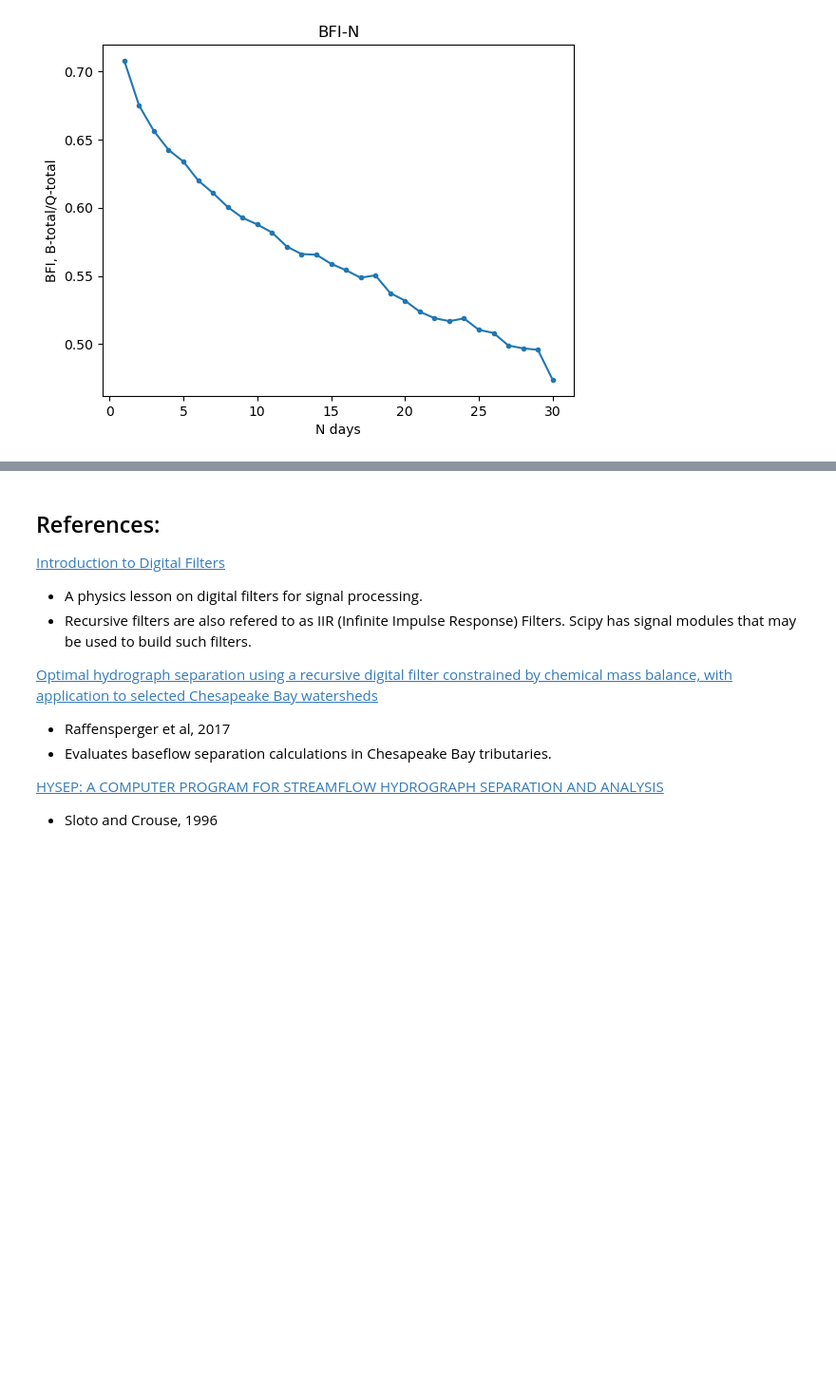
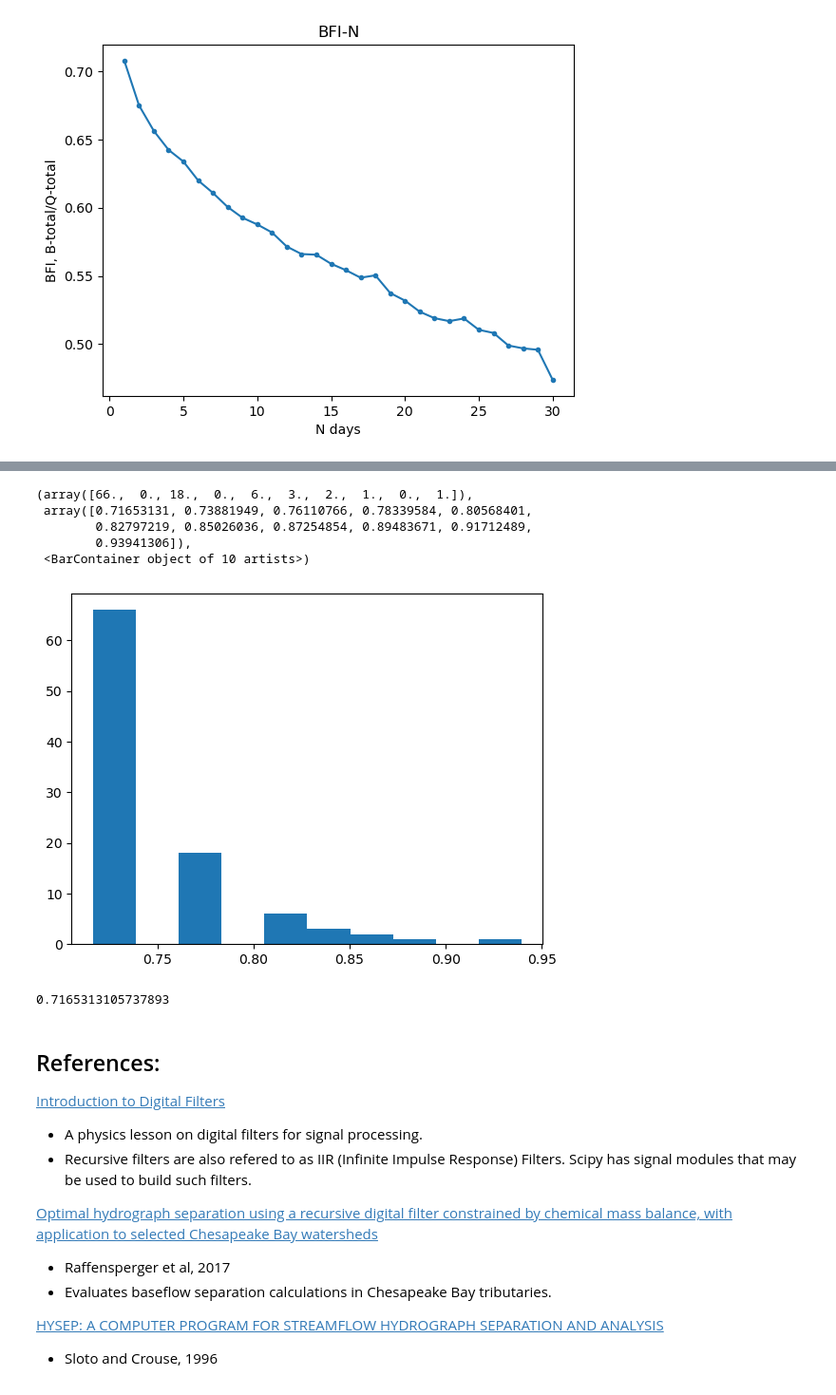
Before and after one commit to mrahnis/nb-streamgage, a Jupyter notebook: Streamgage-07--Baseflow-Separation-Part-2.ipynb, the cells around one changed output, grey strips where cells are left out. Shown at 95% size. Drawn from its saved outputs; the diff is of its cells as text; code cells hidden in the pictures; blank space fills up the shorter version.

```diff
--- a/Streamgage-07--Baseflow-Separation-Part-2.ipynb
+++ b/Streamgage-07--Baseflow-Separation-Part-2.ipynb
@@ -235,0 +220,3 @@ plt.show()
+# %%
+N = 5
+X, Y = wahl_baseflow(Q, N, f)
@@ -235,0 +254,14 @@ plt.show()
+# %%
+# the duration is inclusive of the last day we we add a timedelta of 1 day
+# periods['duration'] = periods['lastday'] - periods['firstday'] + pd.Timedelta(days=1)
+recessions = periods[periods['mask']==True].sort_values(by='runlength', ascending=False)
+
+# alpha = pow(e, -(1/t)*dt)
+# where t is the length of the run and dt is the sampling freqency or timestep
+if freq == 'instantaneous':
+    dt = 24*4
+else:
+    dt = 1
+recessions['alpha'] = np.exp(-dt*(1/recessions['runlength']))
+
+recessions
@@ -236,3 +283,18 @@ plt.show()
+# %%
+counts, bins = np.histogram(recessions[recessions['runlength'] >= 3.0]['alpha'])
+plt.hist(bins[:-1], bins, weights=counts)
+# %% [output]
+(array([66.,  0., 18.,  0.,  6.,  3.,  2.,  1.,  0.,  1.]),
+ array([0.71653131, 0.73881949, 0.76110766, 0.78339584, 0.80568401,
+        0.82797219, 0.85026036, 0.87254854, 0.89483671, 0.91712489,
+        0.93941306]),
+ <BarContainer object of 10 artists>)
+[figure, added]
+# %%
+optimized_alpha = recessions[recessions['runlength'] >= 3.0]['alpha'].median()
+optimized_alpha
+# %% [output]
+0.7165313105737893
 # %% [markdown]
 ## References:
 
```
Also changed, not shown: parts of 16 cells of this notebook.
